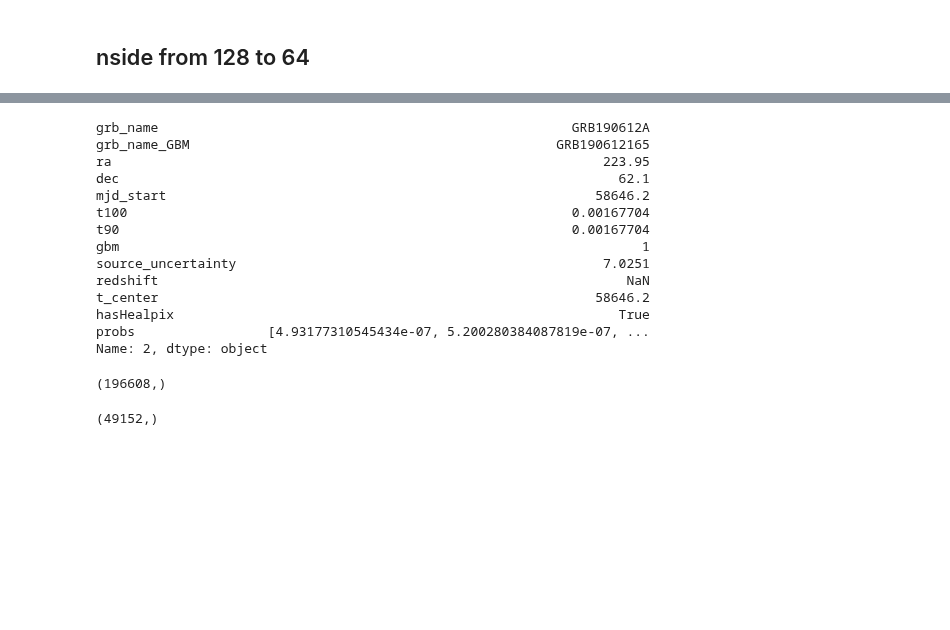
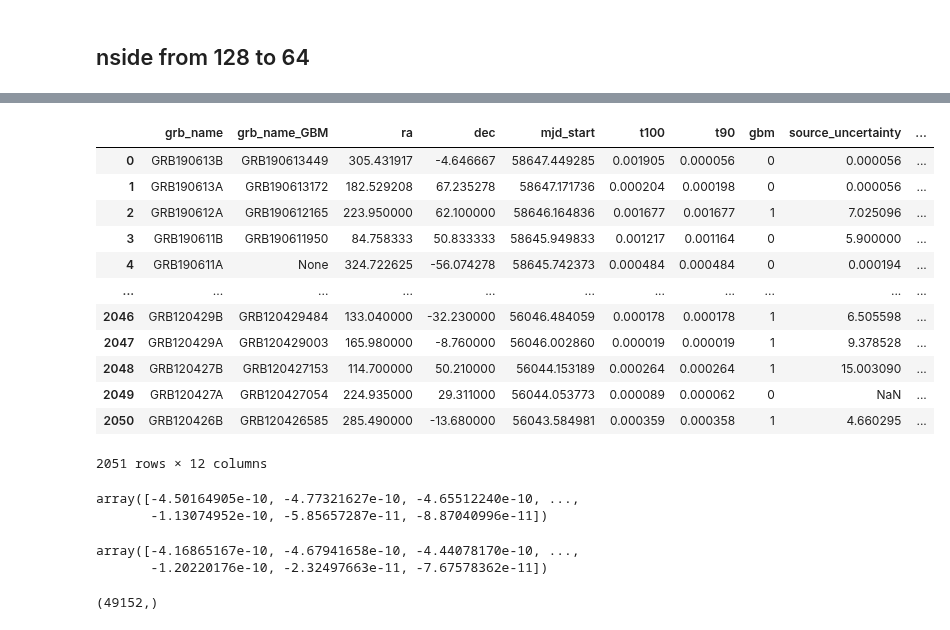
Before and after one commit to ChujieChen/greco_grb, a Jupyter notebook: notebooks/03_check_no_gbm_grb_create_final_grblist.ipynb, the cells around one changed output, grey strips where cells are left out. Saved outputs shown, nothing was run; the diff lists cells and outputs as text; code cells hidden in the pictures; blank space fills up the shorter version.

Commit message:
some plots, start pre-computed allsky scans

```diff
--- a/notebooks/03_check_no_gbm_grb_create_final_grblist.ipynb
+++ b/notebooks/03_check_no_gbm_grb_create_final_grblist.ipynb
@@ -236,0 +245,18 @@ grbweb.head()
+# %%
+grbweb64 = grbweb.iloc[:,:-1].copy()
+# %%
+grbweb64
+# %% [output]
+|  | grb_name | grb_name_GBM | ra | dec | mjd_start | t100 | t90 | gbm | source_uncertainty | ... |
+| 0 | GRB190613B | GRB190613449 | 305.431917 | -4.646667 | 58647.449285 | 0.001905 | 0.000056 | 0 | 0.000056 | ... |
+| 1 | GRB190613A | GRB190613172 | 182.529208 | 67.235278 | 58647.171736 | 0.000204 | 0.000198 | 0 | 0.000056 | ... |
+| 2 | GRB190612A | GRB190612165 | 223.950000 | 62.100000 | 58646.164836 | 0.001677 | 0.001677 | 1 | 7.025096 | ... |
+| 3 | GRB190611B | GRB190611950 | 84.758333 | 50.833333 | 58645.949833 | 0.001217 | 0.001164 | 0 | 5.900000 | ... |
+| 4 | GRB190611A | None | 324.722625 | -56.074278 | 58645.742373 | 0.000484 | 0.000484 | 0 | 0.000194 | ... |
+| ... | ... | ... | ... | ... | ... | ... | ... | ... | ... | ... |
+| 2046 | GRB120429B | GRB120429484 | 133.040000 | -32.230000 | 56046.484059 | 0.000178 | 0.000178 | 1 | 6.505598 | ... |
+| 2047 | GRB120429A | GRB120429003 | 165.980000 | -8.760000 | 56046.002860 | 0.000019 | 0.000019 | 1 | 9.378528 | ... |
+| 2048 | GRB120427B | GRB120427153 | 114.700000 | 50.210000 | 56044.153189 | 0.000264 | 0.000264 | 1 | 15.003090 | ... |
+| 2049 | GRB120427A | GRB120427054 | 224.935000 | 29.311000 | 56044.053773 | 0.000089 | 0.000062 | 0 | NaN | ... |
+| 2050 | GRB120426B | GRB120426585 | 285.490000 | -13.680000 | 56043.584981 | 0.000359 | 0.000358 | 1 | 4.660295 | ... |
+2051 rows × 12 columns
@@ -237,25 +265,13 @@ grbweb.head()
 # %%
-grbweb.iloc[2,:]
+grbweb.iloc[-1].probs
 # %% [output]
-grb_name                                                     GRB190612A
-grb_name_GBM                                               GRB190612165
-ra                                                               223.95
-dec                                                                62.1
-mjd_start                                                       58646.2
-t100                                                         0.00167704
-t90                                                          0.00167704
-gbm                                                                   1
-source_uncertainty                                               7.0251
-redshift                                                            NaN
-t_center                                                        58646.2
-hasHealpix                                                         True
-probs                 [4.93177310545434e-07, 5.200280384087819e-07, ...
-Name: 2, dtype: object
+array([-4.50164905e-10, -4.77321627e-10, -4.65512240e-10, ...,
+       -1.13074952e-10, -5.85657287e-11, -8.87040996e-11])
-# %%
-test128 = grbweb.probs[2]
-test128.shape
-# %% [output]
-(196608,)
+# %%
+probs64[-1]
+# %% [output]
+array([-4.16865167e-10, -4.67941658e-10, -4.44078170e-10, ...,
+       -1.20220176e-10, -2.32497663e-11, -7.67578362e-11])
 # %%
 test64 = hp.ud_grade(grbweb.probs[2], 64)
 test64 = test64 / np.sum(test64)
```
Also changed, not shown: parts of 5 cells of this notebook, 12 other files.
